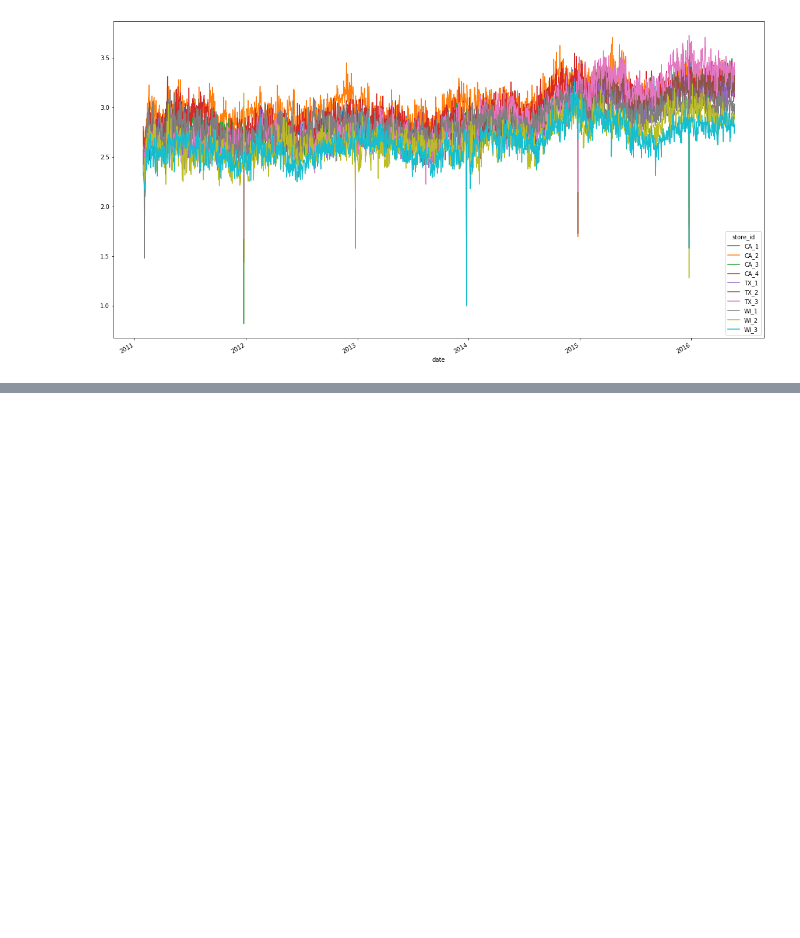
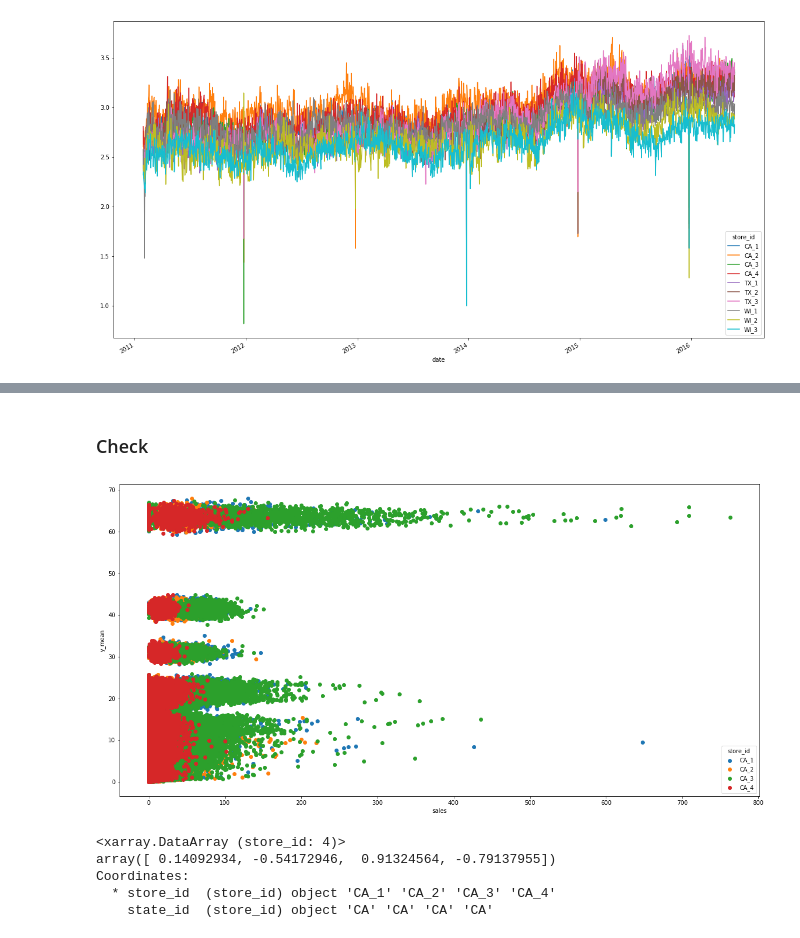
Before and after one commit to NowanIlfideme/m5-competition, a Jupyter notebook: nb/Playground.ipynb, the cells around one changed output, grey strips where cells are left out. Drawn from its saved outputs; the diff is of its cells as text; code cells hidden in the pictures; blank space fills up the shorter version.

Commit message:
Example model that doesn't work...

```diff
--- a/nb/Playground.ipynb
+++ b/nb/Playground.ipynb
@@ -55,0 +89,13 @@ avg_price.plot.line(x='date', figsize=(20, 10));
+# %%
+with pm.Model(coords=x.coords) as m:
+    for k, v in x.data_vars.items():
+        pm.Data(k, v, dims=v.dims)
+
+    pm.HalfNormal('y_mean', beta=2, dims=['item_id'])
+    pm.Uniform()
+    psi =
+    theta = m['y_mean'][:, np.newaxis, np.newaxis]
+    pm.ZeroInflatedPoisson('y', psi=psi, theta=theta, dims=['item_id', 'store_id', 'date'], observed=m['sales'])
+
+gv = pm.model_to_graphviz(m)
+gv
@@ -55,0 +106,3 @@ avg_price.plot.line(x='date', figsize=(20, 10));
+# %%
+with m:
+    trace = pm.sample(draws=200, tune=100, chains=1, target_accept=0.8, return_inferencedata = True)
@@ -55,0 +122,8 @@ avg_price.plot.line(x='date', figsize=(20, 10));
+# %%
+with m:
+    ppc_raw = pm.sample_posterior_predictive(trace.posterior)
+    ifd2 = az.from_pymc3(posterior_predictive=ppc_raw)
+ppc = ifd2.posterior_predictive
+# dims = ['sample', 'item_id', 'store_id', 'date']
+# coords = {k: x.coords[k] for k in dims if k in x.coords}
+# ppc = xr.DataArray(ppc_raw['y'], dims=dims, coords=coords).to_dataset(name='y')
@@ -55,0 +152,4 @@ avg_price.plot.line(x='date', figsize=(20, 10));
+# %%
+z = xr.merge([x, ppc, ppc.mean(dim=['chain', 'draw']).rename({"y": "y_mean"})])
+# %% [markdown]
+### Check
@@ -55,0 +161,14 @@ avg_price.plot.line(x='date', figsize=(20, 10));
+# %%
+fig, ax = plt.subplots(figsize=(20,10))
+z.plot.scatter('sales', 'y_mean', ax=ax, hue='store_id')
+fig;
+# %% [output]
+[figure, added]
+# %%
+(x['sales'] - y_hat).mean(dim=['item_id', 'date'])
+# %% [output]
+<xarray.DataArray (store_id: 4)>
+array([ 0.14092934, -0.54172946,  0.91324564, -0.79137955])
+Coordinates:
+  * store_id  (store_id) object 'CA_1' 'CA_2' 'CA_3' 'CA_4'
+    state_id  (store_id) object 'CA' 'CA' 'CA' 'CA'
```
Also changed, not shown: parts of 12 cells of this notebook.
